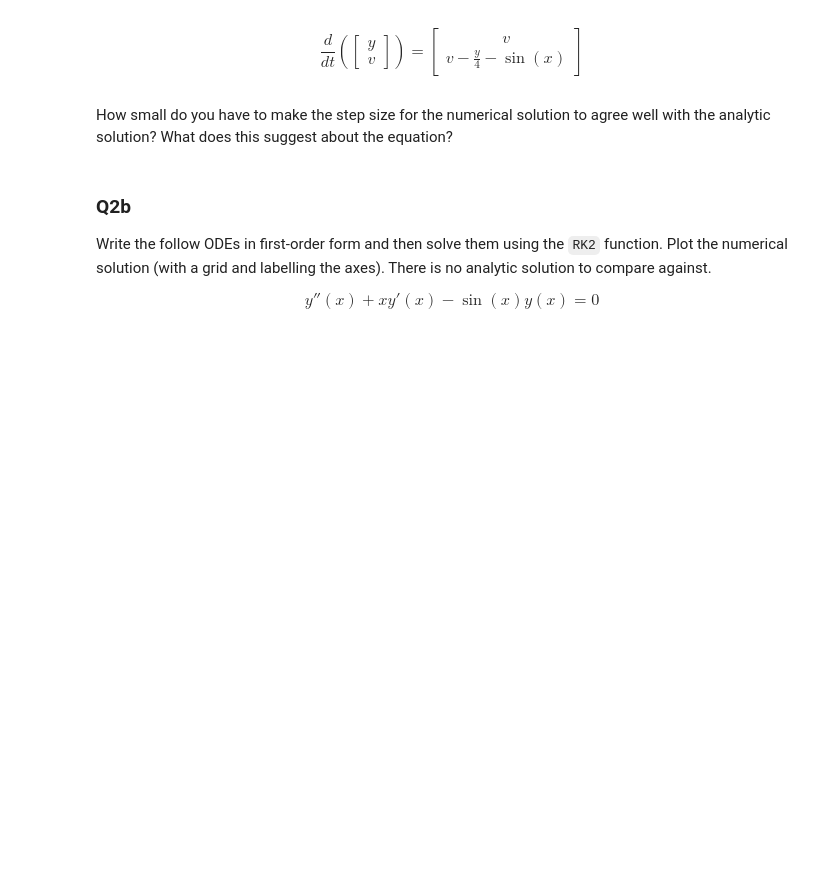
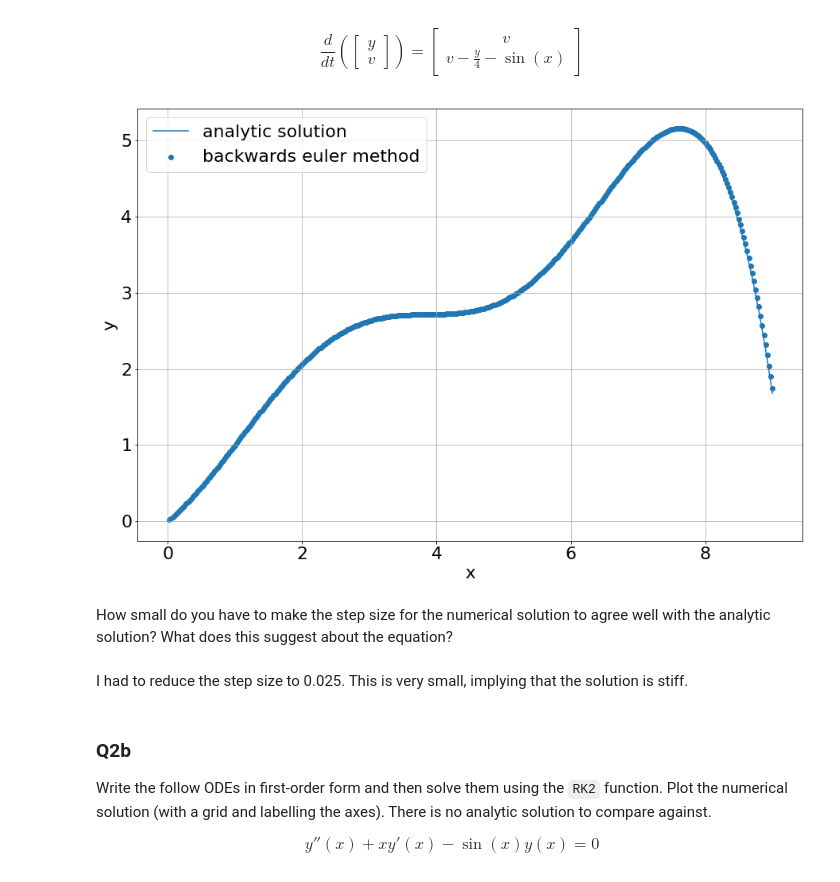
Before and after one commit to Padraig-Ryan/ACM20030-Assignments, a Jupyter notebook: Assignment-3.ipynb, the cells around one changed output. Cells and saved outputs as stored; diff of their text form; code cells hidden in the pictures; blank space fills up the shorter version.

```diff
--- a/Assignment-3.ipynb
+++ b/Assignment-3.ipynb
@@ -272,2 +270,24 @@ $$
+# %%
+def analyticSolution(x):
+    return (1/100)*(-7*np.exp(x/2)*x+64*np.exp(x/2)+48*np.sin(x)-64*np.cos(x))
+
+
+def function2(x,y):
+    return np.array([y[1], y[1]-y[0]/4-np.sin(x)])
+
+y0=np.array([0,73/100])
+#print(analyticSolution(5))
+rkoutput = RK2(function2,0.025,0,y0,int((1/0.025)*9))
+
+plt.scatter(rkoutput[:,0],rkoutput[:,1],label="backwards euler method")
+x = np.arange(0,9+.1,0.1)
+plt.grid("True")
+plt.plot(x,analyticSolution(x),label="analytic solution")
+plt.legend()
+plt.xlabel('x')
+plt.ylabel('y')
+plt.show()
+# %% [output]
+[figure, added]
 # %% [markdown]
 How small do you have to make the step size for the numerical solution to agree well with the analytic solution? What does this suggest about the equation?
@@ -276,3 +294,5 @@ How small do you have to make the step size for the numerical solution to agree
+# %% [markdown]
+I had to reduce the step size to 0.025. This is very small, implying that the solution is stiff.
 # %% [markdown]
 ### Q2b
 
```
Also changed, not shown: parts of 5 cells of this notebook.
